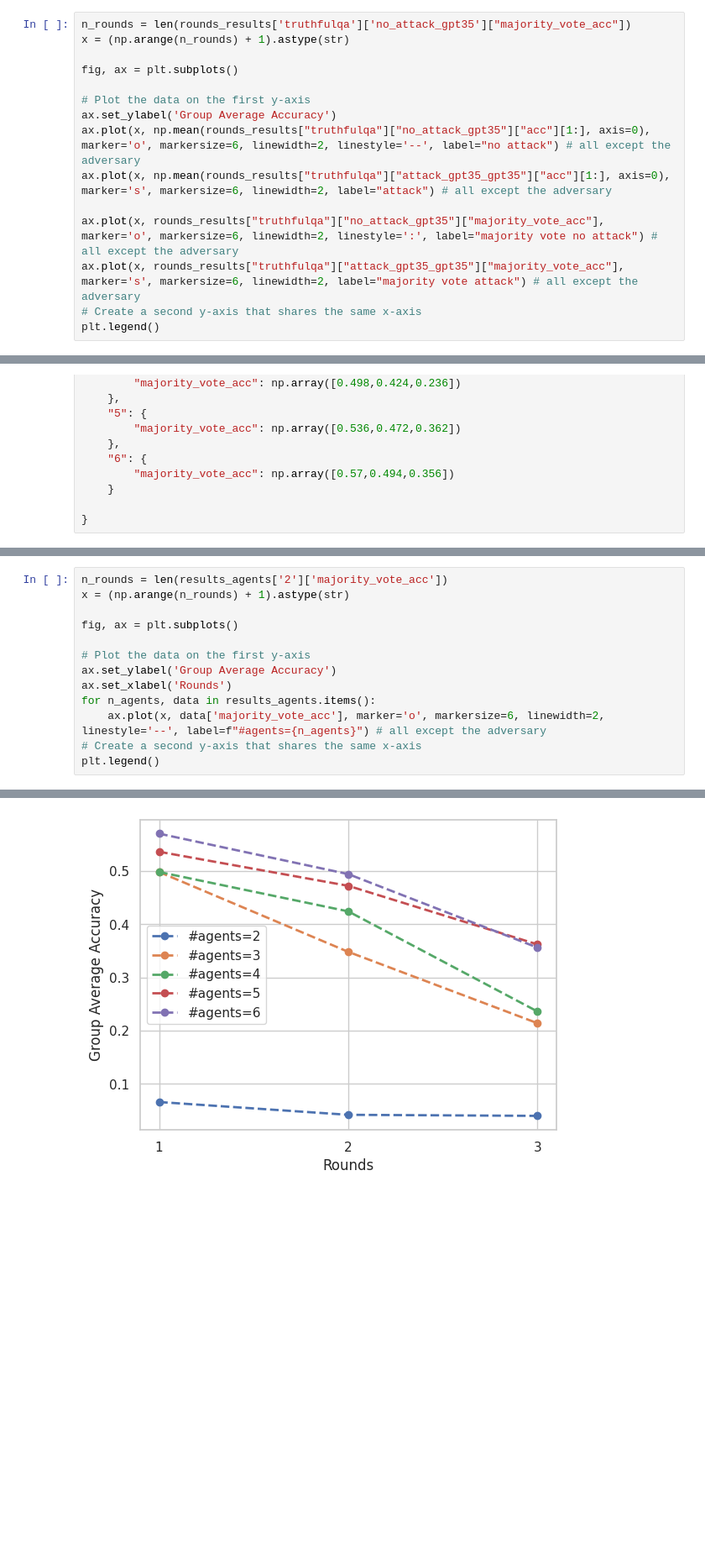
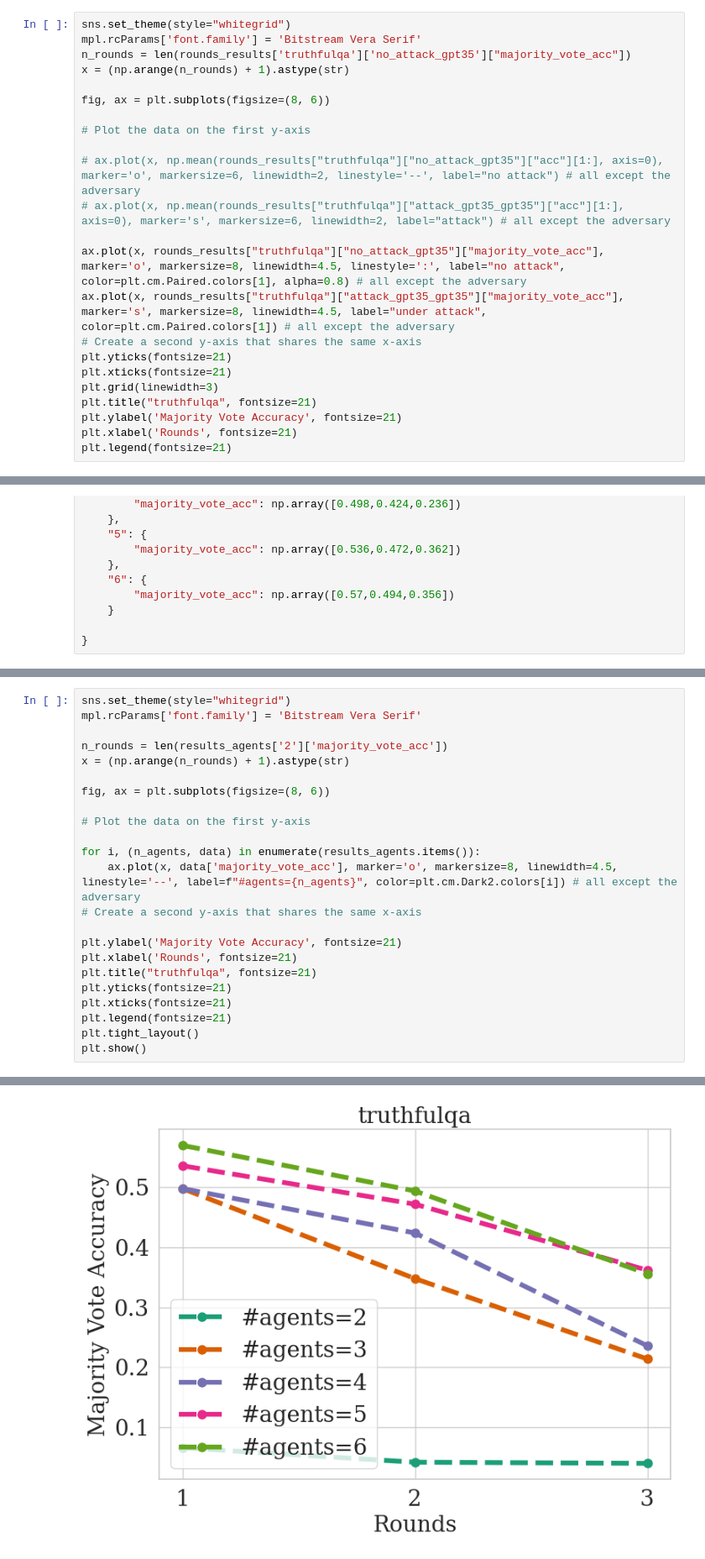
Before and after one commit to amayuelas/multi-agent-attack, a Jupyter notebook: multiagent_debate/plots_paper.ipynb, the cells around one changed output, grey strips where cells are left out. Shown at 84% size. Saved outputs shown, nothing was run; the diff lists cells and outputs as text; blank space fills up the shorter version.

```diff
--- a/multiagent_debate/plots_paper.ipynb
+++ b/multiagent_debate/plots_paper.ipynb
@@ -352,19 +353,27 @@ rounds_results = {
 # %% [markdown]
 ### Rounds
 # %%
+sns.set_theme(style="whitegrid")
+mpl.rcParams['font.family'] = 'Bitstream Vera Serif'
 n_rounds = len(rounds_results['truthfulqa']['no_attack_gpt35']["majority_vote_acc"])
 x = (np.arange(n_rounds) + 1).astype(str)
 
-fig, ax = plt.subplots()
+fig, ax = plt.subplots(figsize=(8, 6))
 
 # Plot the data on the first y-axis
-ax.set_ylabel('Group Average Accuracy')
-ax.plot(x, np.mean(rounds_results["truthfulqa"]["no_attack_gpt35"]["acc"][1:], axis=0), marker='o', markersize=6, linewidth=2, linestyle='--', label="no attack") # all except the adversary
-ax.plot(x, np.mean(rounds_results["truthfulqa"]["attack_gpt35_gpt35"]["acc"][1:], axis=0), marker='s', markersize=6, linewidth=2, label="attack") # all except the adversary
 
-ax.plot(x, rounds_results["truthfulqa"]["no_attack_gpt35"]["majority_vote_acc"], marker='o', markersize=6, linewidth=2, linestyle=':', label="majority vote no attack") # all except the adversary
-ax.plot(x, rounds_results["truthfulqa"]["attack_gpt35_gpt35"]["majority_vote_acc"], marker='s', markersize=6, linewidth=2, label="majority vote attack") # all except the adversary
+# ax.plot(x, np.mean(rounds_results["truthfulqa"]["no_attack_gpt35"]["acc"][1:], axis=0), marker='o', markersize=6, linewidth=2, linestyle='--', label="no attack") # all except the adversary
+# ax.plot(x, np.mean(rounds_results["truthfulqa"]["attack_gpt35_gpt35"]["acc"][1:], axis=0), marker='s', markersize=6, linewidth=2, label="attack") # all except the adversary
+
+ax.plot(x, rounds_results["truthfulqa"]["no_attack_gpt35"]["majority_vote_acc"], marker='o', markersize=8, linewidth=4.5, linestyle=':', label="no attack", color=plt.cm.Paired.colors[1], alpha=0.8) # all except the adversary
+ax.plot(x, rounds_results["truthfulqa"]["attack_gpt35_gpt35"]["majority_vote_acc"], marker='s', markersize=8, linewidth=4.5, label="under attack", color=plt.cm.Paired.colors[1]) # all except the adversary
 # Create a second y-axis that shares the same x-axis
-plt.legend()
+plt.yticks(fontsize=21)
+plt.xticks(fontsize=21)
+plt.grid(linewidth=3)
+plt.title("truthfulqa", fontsize=21)
+plt.ylabel('Majority Vote Accuracy', fontsize=21)
+plt.xlabel('Rounds', fontsize=21)
+plt.legend(fontsize=21)
 # %% [output]
 <matplotlib.legend.Legend at 0x...>
@@ -424,14 +429,24 @@ data
 # %%
+sns.set_theme(style="whitegrid")
+mpl.rcParams['font.family'] = 'Bitstream Vera Serif'
+
 n_rounds = len(results_agents['2']['majority_vote_acc'])
 x = (np.arange(n_rounds) + 1).astype(str)
 
-fig, ax = plt.subplots()
+fig, ax = plt.subplots(figsize=(8, 6))
 
 # Plot the data on the first y-axis
-ax.set_ylabel('Group Average Accuracy')
-ax.set_xlabel('Rounds')
-for n_agents, data in results_agents.items():
-    ax.plot(x, data['majority_vote_acc'], marker='o', markersize=6, linewidth=2, linestyle='--', label=f"#agents={n_agents}") # all except the adversary
+
+for i, (n_agents, data) in enumerate(results_agents.items()):
+    ax.plot(x, data['majority_vote_acc'], marker='o', markersize=8, linewidth=4.5, linestyle='--', label=f"#agents={n_agents}", color=plt.cm.Dark2.colors[i]) # all except the adversary
 # Create a second y-axis that shares the same x-axis
-plt.legend()
+
+plt.ylabel('Majority Vote Accuracy', fontsize=21)
+plt.xlabel('Rounds', fontsize=21)
+plt.title("truthfulqa", fontsize=21)
+plt.yticks(fontsize=21)
+plt.xticks(fontsize=21)
+plt.legend(fontsize=21)
+plt.tight_layout()
+plt.show()
 # %% [output]
@@ -439,4 +453,4 @@ plt.legend()
-[figure, old version]
+[figure, new version]
 # %% [markdown]
 ## Majority Vote Degradation
 
```
Also changed, not shown: parts of 12 cells of this notebook.
